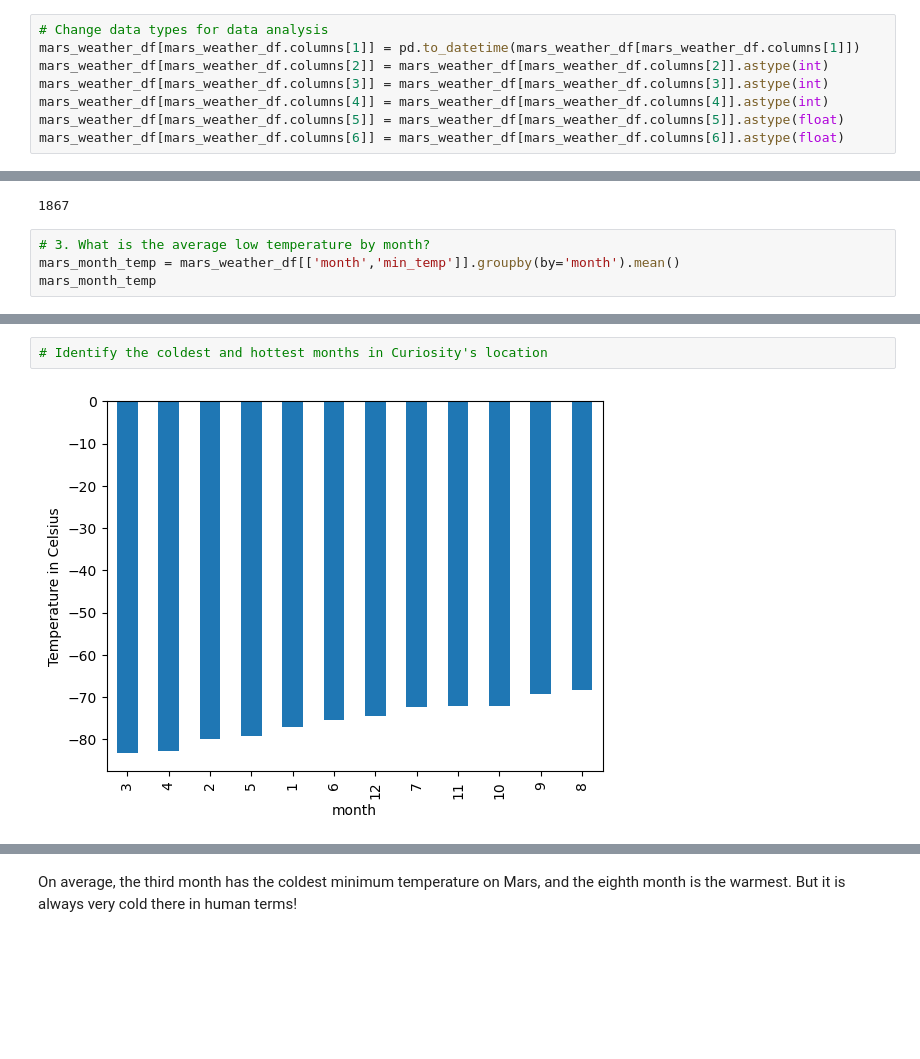
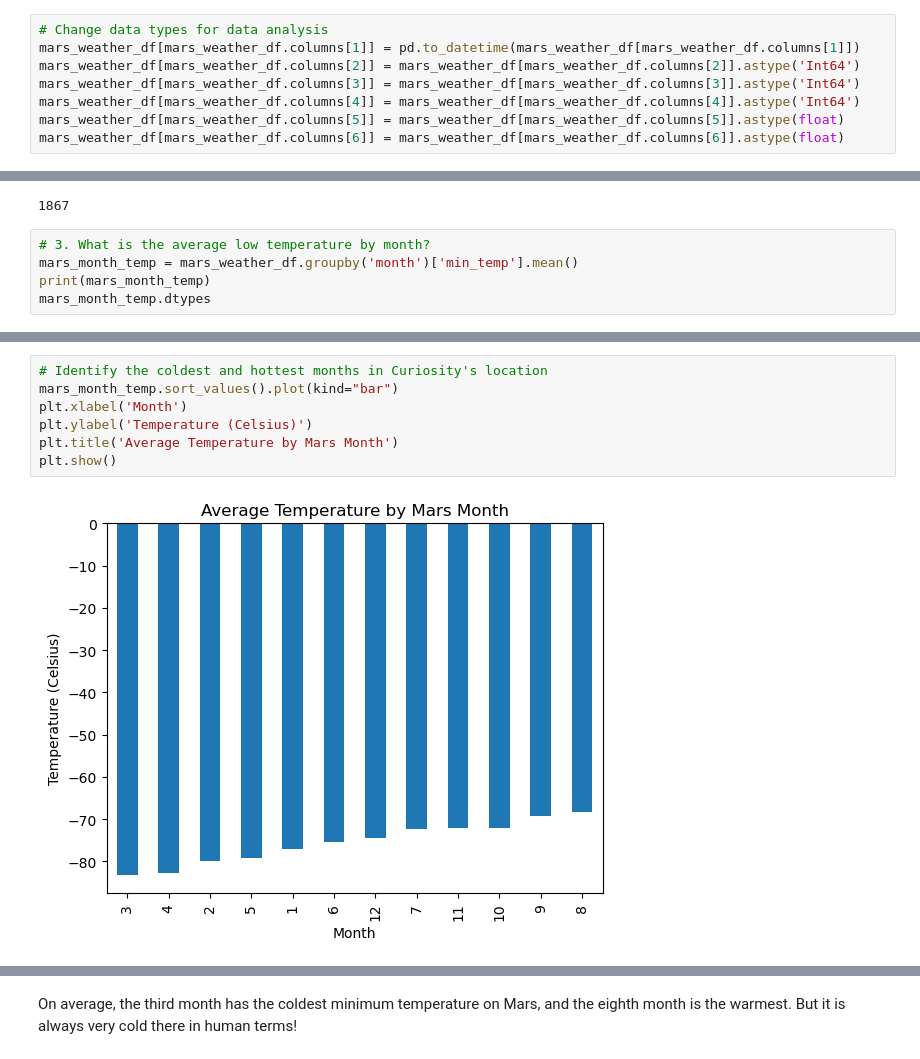
Before and after one commit to RaeAnnG/M11-Mars-Challenge, a Jupyter notebook: Starter_Code/part_2_mars_weather_RG.ipynb, the cells around one changed output, grey strips where cells are left out. Cells and saved outputs as stored; diff of their text form; blank space fills up the shorter version.

```diff
--- a/Starter_Code/part_2_mars_weather_RG.ipynb
+++ b/Starter_Code/part_2_mars_weather_RG.ipynb
@@ -153,9 +153,9 @@ dtype: object
 # %%
 # Change data types for data analysis
 mars_weather_df[mars_weather_df.columns[1]] = pd.to_datetime(mars_weather_df[mars_weather_df.columns[1]])
-mars_weather_df[mars_weather_df.columns[2]] = mars_weather_df[mars_weather_df.columns[2]].astype(int)
-mars_weather_df[mars_weather_df.columns[3]] = mars_weather_df[mars_weather_df.columns[3]].astype(int)
-mars_weather_df[mars_weather_df.columns[4]] = mars_weather_df[mars_weather_df.columns[4]].astype(int)
+mars_weather_df[mars_weather_df.columns[2]] = mars_weather_df[mars_weather_df.columns[2]].astype('Int64')
+mars_weather_df[mars_weather_df.columns[3]] = mars_weather_df[mars_weather_df.columns[3]].astype('Int64')
+mars_weather_df[mars_weather_df.columns[4]] = mars_weather_df[mars_weather_df.columns[4]].astype('Int64')
 mars_weather_df[mars_weather_df.columns[5]] = mars_weather_df[mars_weather_df.columns[5]].astype(float)
 mars_weather_df[mars_weather_df.columns[6]] = mars_weather_df[mars_weather_df.columns[6]].astype(float)
 # %%
@@ -209,6 +211,7 @@ mars_weather_df['sol'].count()
 1867
 # %%
 # 3. What is the average low temperature by month?
-mars_month_temp = mars_weather_df[['month','min_temp']].groupby(by='month').mean()
-mars_month_temp
+mars_month_temp = mars_weather_df.groupby('month')['min_temp'].mean()
+print(mars_month_temp)
+mars_month_temp.dtypes
 # %% [output]
@@ -244,6 +249,11 @@ plt.show()
 # %%
 # Identify the coldest and hottest months in Curiosity's location
+mars_month_temp.sort_values().plot(kind="bar")
+plt.xlabel('Month')
+plt.ylabel('Temperature (Celsius)')
+plt.title('Average Temperature by Mars Month')
+plt.show()
 # %% [output]
-[figure, old version]
+[figure, new version]
 # %%
 # 4. Average pressure by Martian month
```
Also changed, not shown: parts of 11 cells of this notebook, 1 other file.
